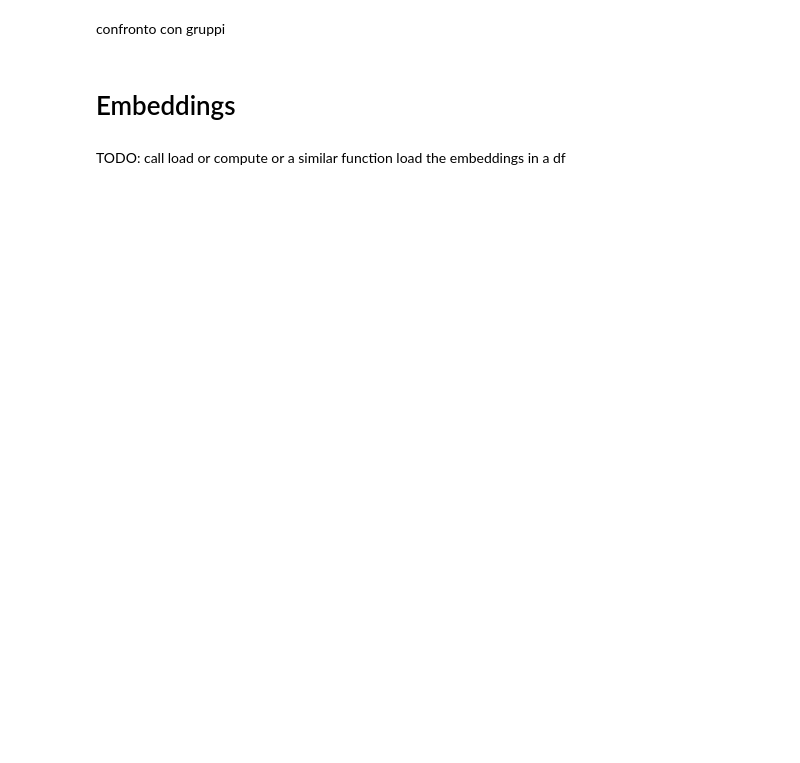
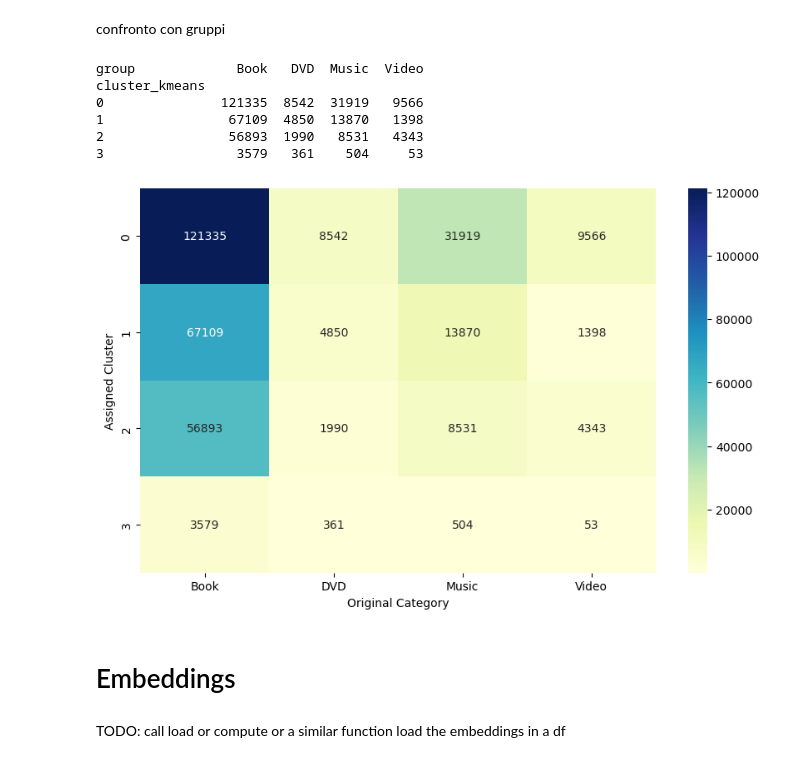
Before and after one commit to raozzo/ProgettoLFN, a Jupyter notebook: Code/notebooks/print.ipynb, the cells around one changed output. Saved outputs shown, nothing was run; the diff lists cells and outputs as text; code cells hidden in the pictures; blank space fills up the shorter version.

```diff
--- a/Code/notebooks/print.ipynb
+++ b/Code/notebooks/print.ipynb
@@ -93,7 +122,10 @@ df_final.to_csv("../data/processed/structural_metrics.csv")
 from sklearn.cluster import KMeans
 from sklearn.preprocessing import StandardScaler
 
-features = ['pagerank','Betweenness','ClusteringCoefficient','HarmonicCentrality','salesrank']
+# Salesrank is a node attribute, while the other scores are metrics computed from the graph structure
+# Then we will transform salesrank into a logarithmic scale (log(1+x) to avoid log0 issues)
+df_final['salesrank_log'] = np.log1p(df_final['salesrank'])
+features = ['pagerank','Betweenness','ClusteringCoefficient','HarmonicCentrality','salesrank_log']
 X=df_final[features]
 
 #non ci dovrebbero essere NaN ma per sicurezza
@@ -126,6 +194,10 @@ df_groups = pd.DataFrame.from_dict(groups_dict, orient='index', columns=['group'
 df_groups.index.name = 'ASIN'
 
 # 3. Unisci al tuo df_final
+# Remove 'group' from node attributes if it exists to avoid conflict
+if 'group' in df_final.columns:
+    df_final = df_final.drop(columns=['group'])
+
 # join è intelligente: allinea automaticamente gli indici (ASIN)
 df_final = df_final.join(df_groups)
 # %%
@@ -135,12 +207,21 @@ import matplotlib.pyplot as plt
 crosstab = pd.crosstab(df_final['cluster_kmeans'], df_final['group'])
 
 print(crosstab)
+# %% [output]
+group             Book   DVD  Music  Video
+cluster_kmeans
+0               121335  8542  31919   9566
+1                67109  4850  13870   1398
+2                56893  1990   8531   4343
+3                 3579   361    504     53
 # %%
 plt.figure(figsize=(10,6))
 sns.heatmap(crosstab, annot=True, fmt='d',cmap='YlGnBu')
-plt.xlabel('Categoria Originale')
-plt.ylabel('Cluster Assegnato')
+plt.xlabel('Original Category')
+plt.ylabel('Assigned Cluster')
 plt.show()
+# %% [output]
+[figure, added]
 # %% [markdown]
 # Embeddings
 # %% [markdown]
```
Also changed, not shown: parts of 33 cells of this notebook, 4 other files.
